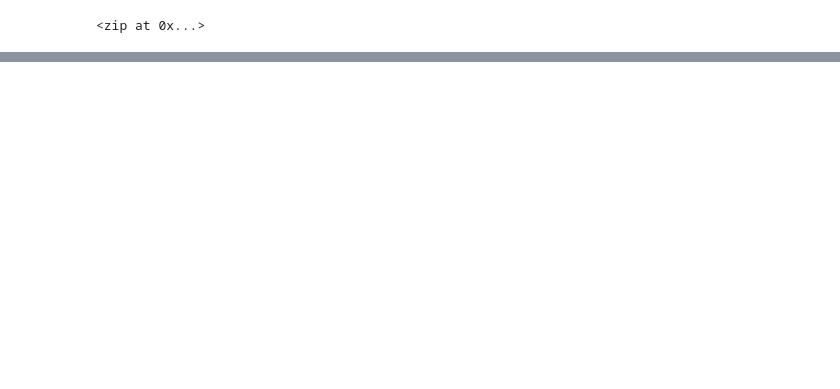
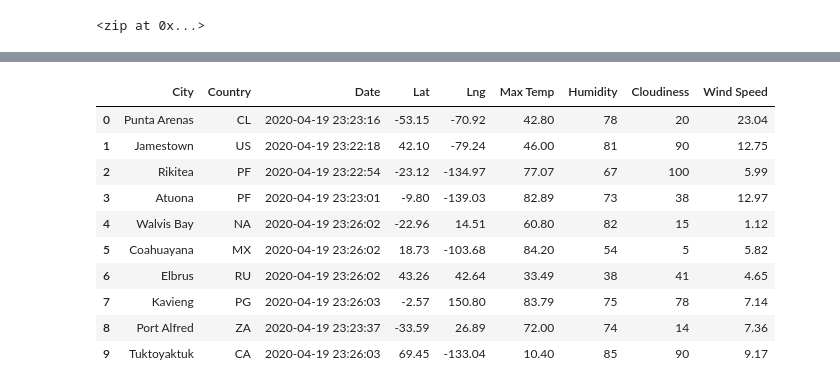
Before and after one commit to IvyLeong/World_Weather_Analysis, a Jupyter notebook: WeatherPy.ipynb, the cells around one changed output, grey strips where cells are left out. Cells and saved outputs as stored; diff of their text form; code cells hidden in the pictures; blank space fills up the shorter version.

```diff
--- a/WeatherPy.ipynb
+++ b/WeatherPy.ipynb
@@ -33,0 +145,16 @@ len(cities)
+# %%
+new_column_order=["City", "Country", "Date", "Lat", "Lng", "Max Temp", "Humidity", "Cloudiness", "Wind Speed"]
+city_data_df=city_data_df[new_column_order]
+city_data_df.head(10)
+# %% [output]
+|  | City | Country | Date | Lat | Lng | Max Temp | Humidity | Cloudiness | Wind Speed |
+| 0 | Punta Arenas | CL | 2020-04-19 23:23:16 | -53.15 | -70.92 | 42.80 | 78 | 20 | 23.04 |
+| 1 | Jamestown | US | 2020-04-19 23:22:18 | 42.10 | -79.24 | 46.00 | 81 | 90 | 12.75 |
+| 2 | Rikitea | PF | 2020-04-19 23:22:54 | -23.12 | -134.97 | 77.07 | 67 | 100 | 5.99 |
+| 3 | Atuona | PF | 2020-04-19 23:23:01 | -9.80 | -139.03 | 82.89 | 73 | 38 | 12.97 |
+| 4 | Walvis Bay | NA | 2020-04-19 23:26:02 | -22.96 | 14.51 | 60.80 | 82 | 15 | 1.12 |
+| 5 | Coahuayana | MX | 2020-04-19 23:26:02 | 18.73 | -103.68 | 84.20 | 54 | 5 | 5.82 |
+| 6 | Elbrus | RU | 2020-04-19 23:26:02 | 43.26 | 42.64 | 33.49 | 38 | 41 | 4.65 |
+| 7 | Kavieng | PG | 2020-04-19 23:26:03 | -2.57 | 150.80 | 83.79 | 75 | 78 | 7.14 |
+| 8 | Port Alfred | ZA | 2020-04-19 23:23:37 | -33.59 | 26.89 | 72.00 | 74 | 14 | 7.36 |
+| 9 | Tuktoyaktuk | CA | 2020-04-19 23:26:03 | 69.45 | -133.04 | 10.40 | 85 | 90 | 9.17 |
```
Also changed, not shown: parts of 8 cells of this notebook, 2 other files.
